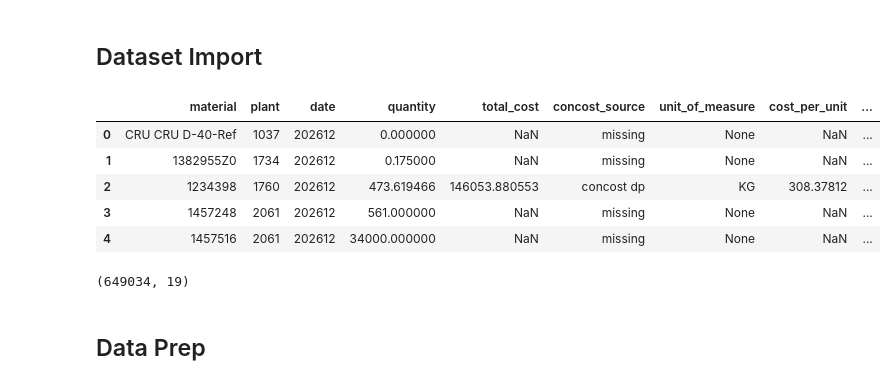
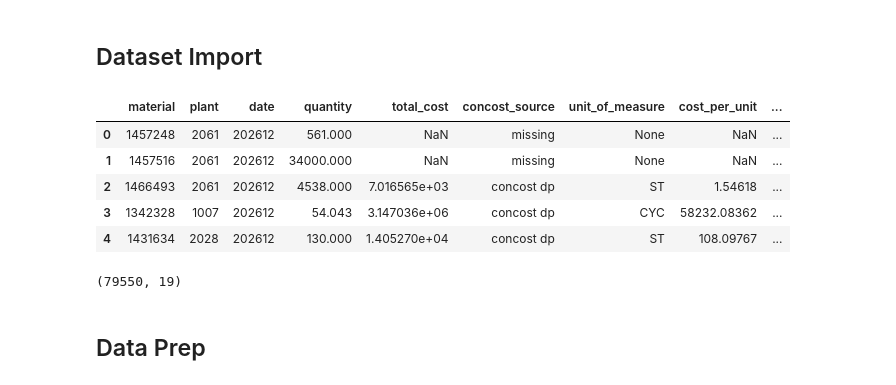
Before and after one commit to yogeshpedi/FIP_RCA, a Jupyter notebook: notebooks/FIP_RCA_V2_Aggregation.ipynb, the cells around one changed output. Saved outputs shown, nothing was run; the diff lists cells and outputs as text; code cells hidden in the pictures.

```diff
--- a/notebooks/FIP_RCA_V2_Aggregation.ipynb
+++ b/notebooks/FIP_RCA_V2_Aggregation.ipynb
@@ -8,42 +8,46 @@ import s3fs
 # %%
 # Import FIP Dataset
 
 s3_path_fip = (
     "s3://m3-intel-hub-dp-us-east-1-517292-prod/"
     "publish/data-product/financial_inventory_projection_report_network_update/"
 )
 
 dataset = ds.dataset(
     s3_path_fip,
     format="parquet",
     partitioning="hive"
 )
 
 table = dataset.to_table(
     filter=(
         ds.field("date").isin(["202612"])  # "202712", "202812"
-    ) & (
+    ) &
+    (
+        ds.field("corporate_brand").isin(['ABRAXANE','REVLIMID',"All Other Pharmaceut"])
+    ) &
+    (
         ds.field("snapshot_date") >= "2025-10-01"
     ) & ~(
         (ds.field("snapshot_date") == "2026-01-23") &
         (ds.field("snapshot_type") == "friday")
     )
 )
 
 
 df_fip = table.to_pandas()
 df_fip.head()
 # %% [output]
 |  | material | plant | date | quantity | total_cost | concost_source | unit_of_measure | cost_per_unit | ... |
-| 0 | CRU CRU D-40-Ref | 1037 | 202612 | 0.000000 | NaN | missing | None | NaN | ... |
-| 1 | 1382955Z0 | 1734 | 202612 | 0.175000 | NaN | missing | None | NaN | ... |
-| 2 | 1234398 | 1760 | 202612 | 473.619466 | 146053.880553 | concost dp | KG | 308.37812 | ... |
-| 3 | 1457248 | 2061 | 202612 | 561.000000 | NaN | missing | None | NaN | ... |
-| 4 | 1457516 | 2061 | 202612 | 34000.000000 | NaN | missing | None | NaN | ... |
+| 0 | 1457248 | 2061 | 202612 | 561.000 | NaN | missing | None | NaN | ... |
+| 1 | 1457516 | 2061 | 202612 | 34000.000 | NaN | missing | None | NaN | ... |
+| 2 | 1466493 | 2061 | 202612 | 4538.000 | 7.016565e+03 | concost dp | ST | 1.54618 | ... |
+| 3 | 1342328 | 1007 | 202612 | 54.043 | 3.147036e+06 | concost dp | CYC | 58232.08362 | ... |
+| 4 | 1431634 | 2028 | 202612 | 130.000 | 1.405270e+04 | concost dp | ST | 108.09767 | ... |
 # %%
 df_fip.shape
 # %% [output]
-(649034, 19)
+(79550, 19)
 # %%
 # Import Plant Type Data
 
```
Also changed, not shown: parts of 12 cells of this notebook.
